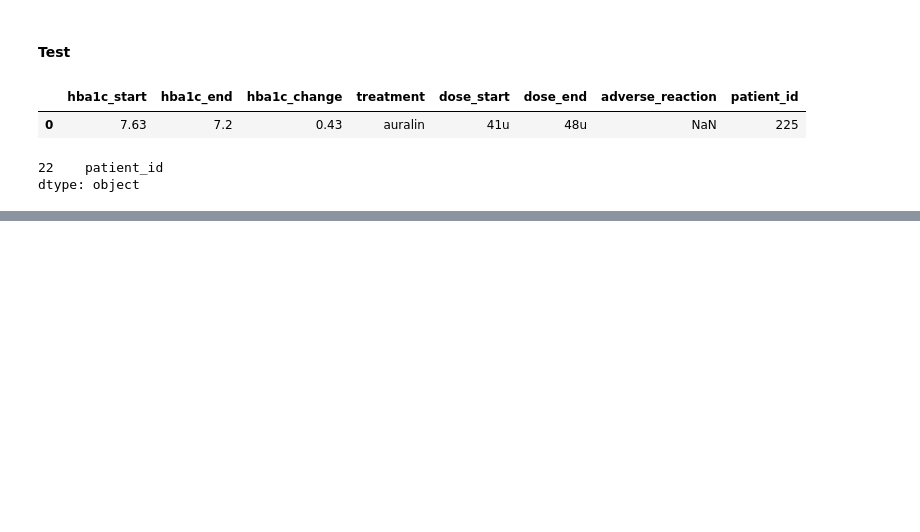
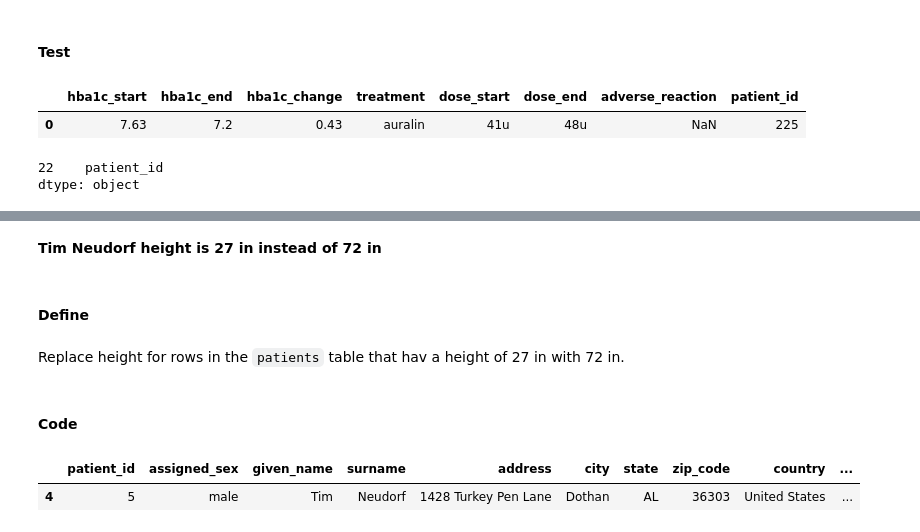
Before and after one commit to uminomuneaki/Clinical_Data_Analysis, a Jupyter notebook: assessing.ipynb, the cells around one changed output, grey strips where cells are left out. Drawn from its saved outputs; the diff is of its cells as text; code cells hidden in the pictures; blank space fills up the shorter version.

Commit message:
add data cleaning codes

```diff
--- a/assessing.ipynb
+++ b/assessing.ipynb
@@ -420,2 +421,3 @@ patients_clean
 # %%
-patients_clean.zip_code.astype(str).str[:-2].str.zfill(5)
+patients_clean.zip_code = patients_clean.zip_code.astype(str).str[:-2].str.pad(5 , fillchar = "0")
+patients_clean.zip_code = patients_clean.zip_code.replace('0000n' , np.nan)
@@ -464,0 +424,3 @@ Name: zip_code, Length: 503, dtype: object
+# %%
+pd.set_option('display.max_rows', None)
+patients_clean.zip_code
@@ -464,0 +445,15 @@ Name: zip_code, Length: 503, dtype: object
+# %% [markdown]
+**Tim Neudorf height is 27 in instead of 72 in**
+# %% [markdown]
+#### Define
+# %% [markdown]
+Replace height for rows in the `patients` table that hav a height of 27 in with 72 in.
+# %% [markdown]
+#### Code
+# %%
+patients_clean.height = patients_clean.height.replace(27 , 72)
+# %%
+patients_clean.query('surname == "Neudorf"')
+# %% [output]
+|  | patient_id | assigned_sex | given_name | surname | address | city | state | zip_code | country | ... |
+| 4 | 5 | male | Tim | Neudorf | 1428 Turkey Pen Lane | Dothan | AL | 36303 | United States | ... |
```
Also changed, not shown: parts of 15 cells of this notebook.
